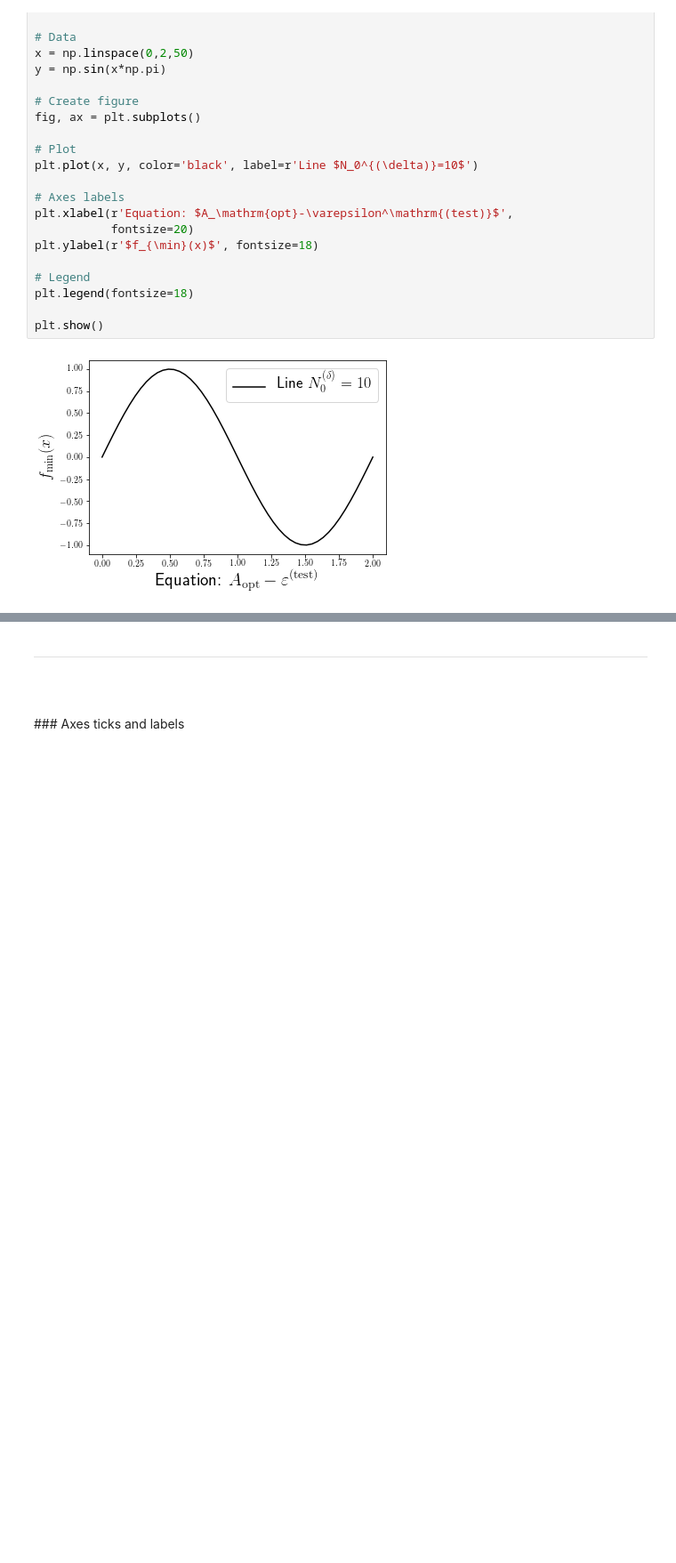
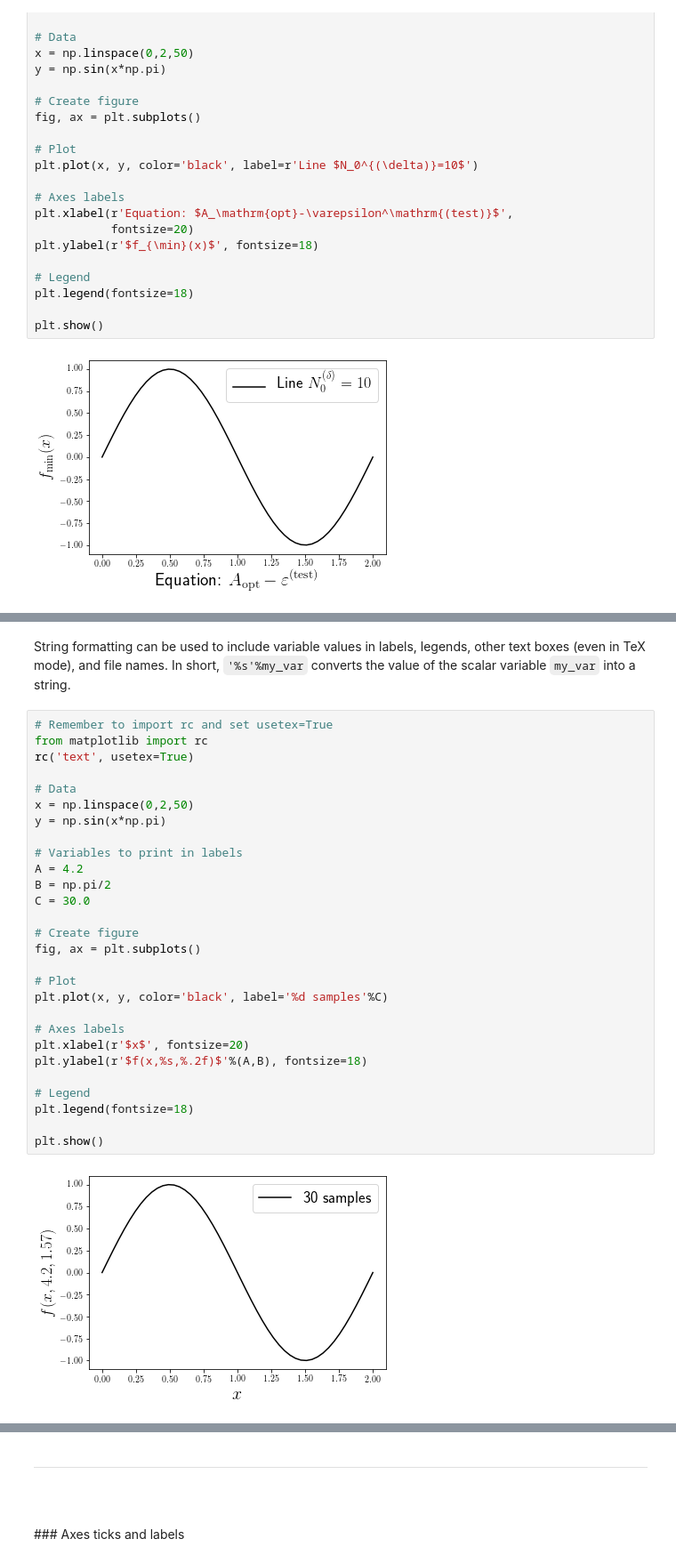
Before and after one commit to AlvaroGI/plt-cheatsheet, a Jupyter notebook: cheatsheet_plt.ipynb, the cells around one changed output, grey strips where cells are left out. Shown: that part at 89% size. Cells and saved outputs as stored; diff of their text form; blank space fills up the shorter version.

Commit message:
Added string formatting sections

```diff
--- a/cheatsheet_plt.ipynb
+++ b/cheatsheet_plt.ipynb
@@ -346,0 +355,32 @@ plt.show()
+# %% [markdown]
+String formatting can be used to include variable values in labels, legends, other text boxes (even in TeX mode), and file names. In short, `'%s'%my_var` converts the value of the scalar variable `my_var` into a string.
+# %%
+# Remember to import rc and set usetex=True
+from matplotlib import rc
+rc('text', usetex=True)
+
+# Data
+x = np.linspace(0,2,50)
+y = np.sin(x*np.pi)
+
+# Variables to print in labels
+A = 4.2
+B = np.pi/2
+C = 30.0
+
+# Create figure
+fig, ax = plt.subplots()
+
+# Plot
+plt.plot(x, y, color='black', label='%d samples'%C)
+
+# Axes labels
+plt.xlabel(r'$x$', fontsize=20)
+plt.ylabel(r'$f(x,%s,%.2f)$'%(A,B), fontsize=18)
+
+# Legend
+plt.legend(fontsize=18)
+
+plt.show()
+# %% [output]
+[figure, added]
```
Also changed, not shown: parts of 6 cells of this notebook, 1 other file.
